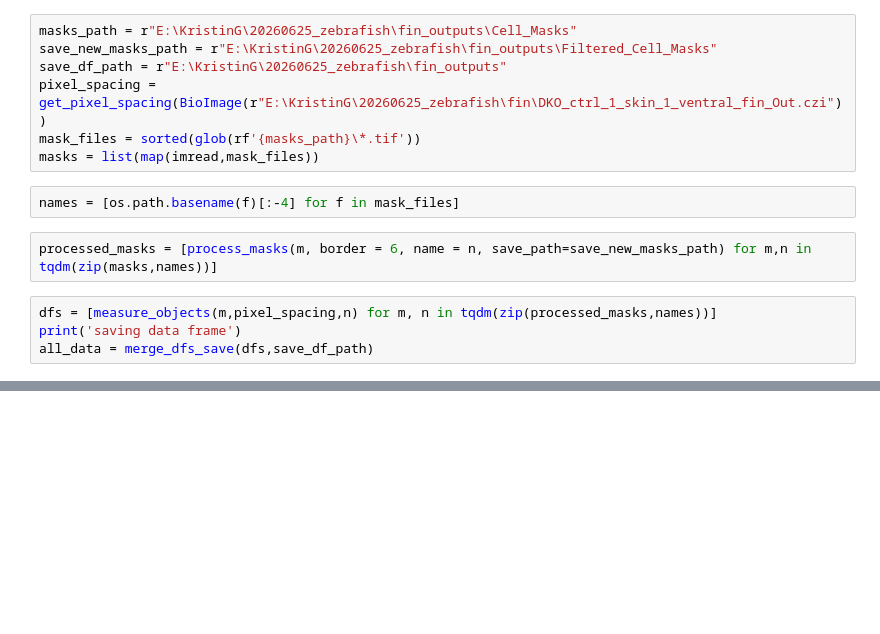
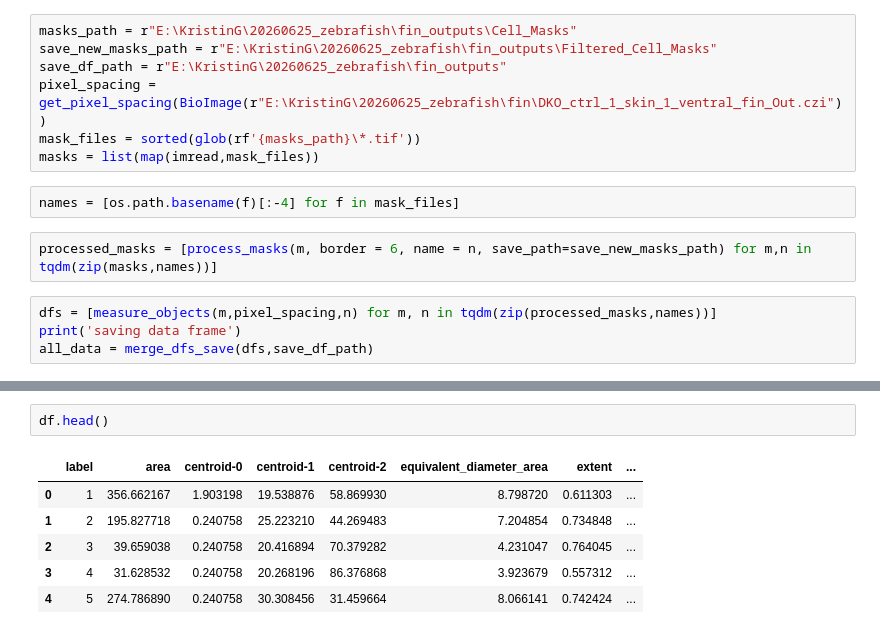
Before and after one commit to HelsinkiBioimagingLM/Zebrafish_Desmosomes, a Jupyter notebook: Scripts/ZF_Epidermis_3D_Analysis.ipynb, the cells around one changed output, grey strips where cells are left out. Cells and saved outputs as stored; diff of their text form; blank space fills up the shorter version.

```diff
--- a/Scripts/ZF_Epidermis_3D_Analysis.ipynb
+++ b/Scripts/ZF_Epidermis_3D_Analysis.ipynb
@@ -224,2 +242,11 @@ import seaborn as sns
+# %%
+df.head()
+# %% [output]
+|  | label | area | centroid-0 | centroid-1 | centroid-2 | equivalent_diameter_area | extent | ... |
+| 0 | 1 | 356.662167 | 1.903198 | 19.538876 | 58.869930 | 8.798720 | 0.611303 | ... |
+| 1 | 2 | 195.827718 | 0.240758 | 25.223210 | 44.269483 | 7.204854 | 0.734848 | ... |
+| 2 | 3 | 39.659038 | 0.240758 | 20.416894 | 70.379282 | 4.231047 | 0.764045 | ... |
+| 3 | 4 | 31.628532 | 0.240758 | 20.268196 | 86.376868 | 3.923679 | 0.557312 | ... |
+| 4 | 5 | 274.786890 | 0.240758 | 30.308456 | 31.459664 | 8.066141 | 0.742424 | ... |
 # %%
 # create plots for easy vis
```
Also changed, not shown: parts of 7 cells of this notebook.
